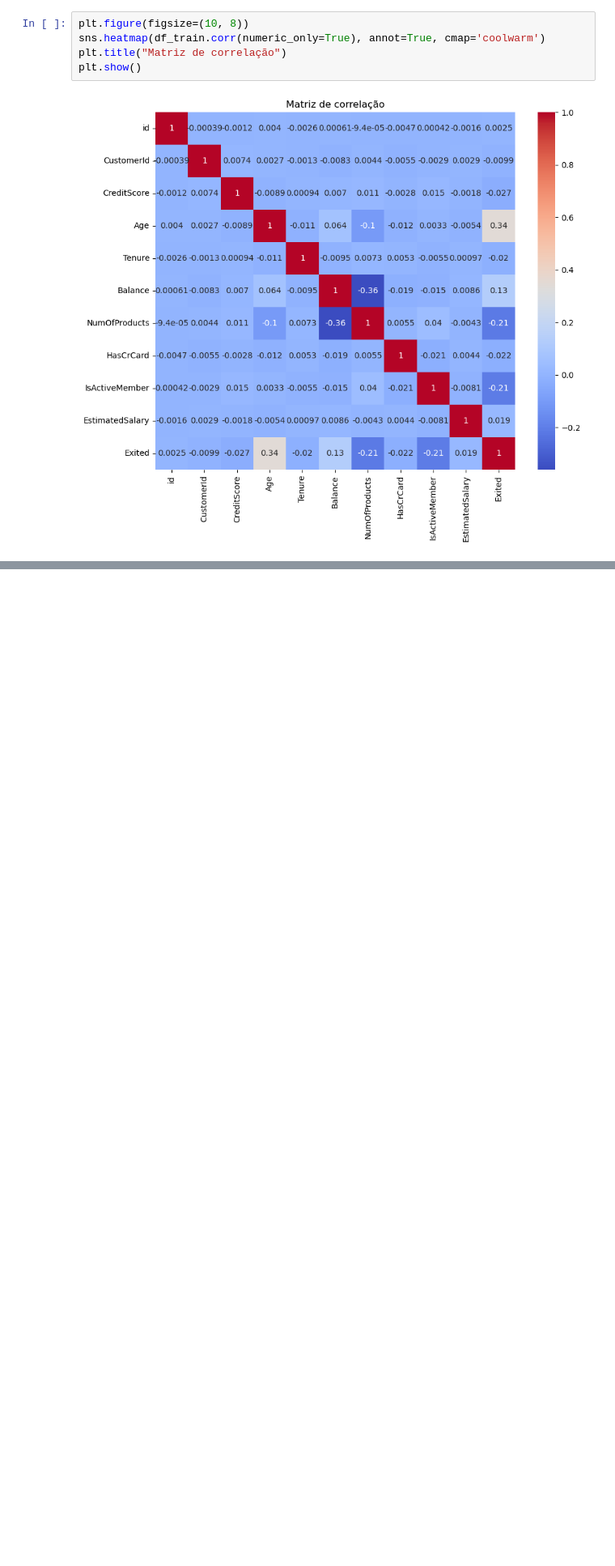
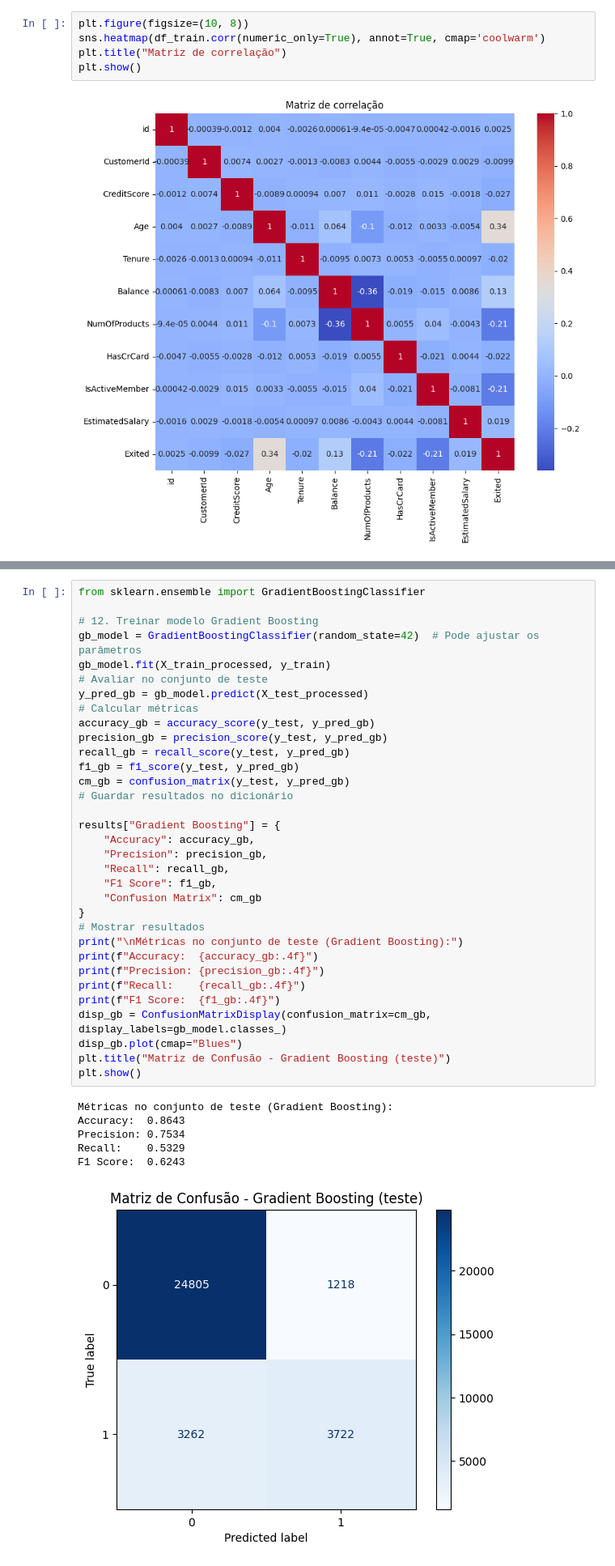
Before and after one commit to asilva1604/iart2-feup-2425, a Jupyter notebook: main.ipynb, the cells around one changed output, grey strips where cells are left out. Shown: that part at 81% size. Saved outputs shown, nothing was run; the diff lists cells and outputs as text; blank space fills up the shorter version.

```diff
--- a/main.ipynb
+++ b/main.ipynb
@@ -263,0 +318,40 @@ F1 Score:  0.6338
+# %%
+from sklearn.ensemble import GradientBoostingClassifier
+
+# 12. Treinar modelo Gradient Boosting
+gb_model = GradientBoostingClassifier(random_state=42)  # Pode ajustar os parâmetros
+gb_model.fit(X_train_processed, y_train)
+# Avaliar no conjunto de teste
+y_pred_gb = gb_model.predict(X_test_processed)
+# Calcular métricas
+accuracy_gb = accuracy_score(y_test, y_pred_gb)
+precision_gb = precision_score(y_test, y_pred_gb)
+recall_gb = recall_score(y_test, y_pred_gb)
+f1_gb = f1_score(y_test, y_pred_gb)
+cm_gb = confusion_matrix(y_test, y_pred_gb)
+# Guardar resultados no dicionário
+
+results["Gradient Boosting"] = {
+    "Accuracy": accuracy_gb,
+    "Precision": precision_gb,
+    "Recall": recall_gb,
+    "F1 Score": f1_gb,
+    "Confusion Matrix": cm_gb
+}
+# Mostrar resultados
+print("\nMétricas no conjunto de teste (Gradient Boosting):")
+print(f"Accuracy:  {accuracy_gb:.4f}")
+print(f"Precision: {precision_gb:.4f}")
+print(f"Recall:    {recall_gb:.4f}")
+print(f"F1 Score:  {f1_gb:.4f}")
+disp_gb = ConfusionMatrixDisplay(confusion_matrix=cm_gb, display_labels=gb_model.classes_)
+disp_gb.plot(cmap="Blues")
+plt.title("Matriz de Confusão - Gradient Boosting (teste)")
+plt.show()
+# %% [output]
+Métricas no conjunto de teste (Gradient Boosting):
+Accuracy:  0.8643
+Precision: 0.7534
+Recall:    0.5329
+F1 Score:  0.6243
+[figure, added]
```
Also changed, not shown: parts of 5 cells of this notebook.
